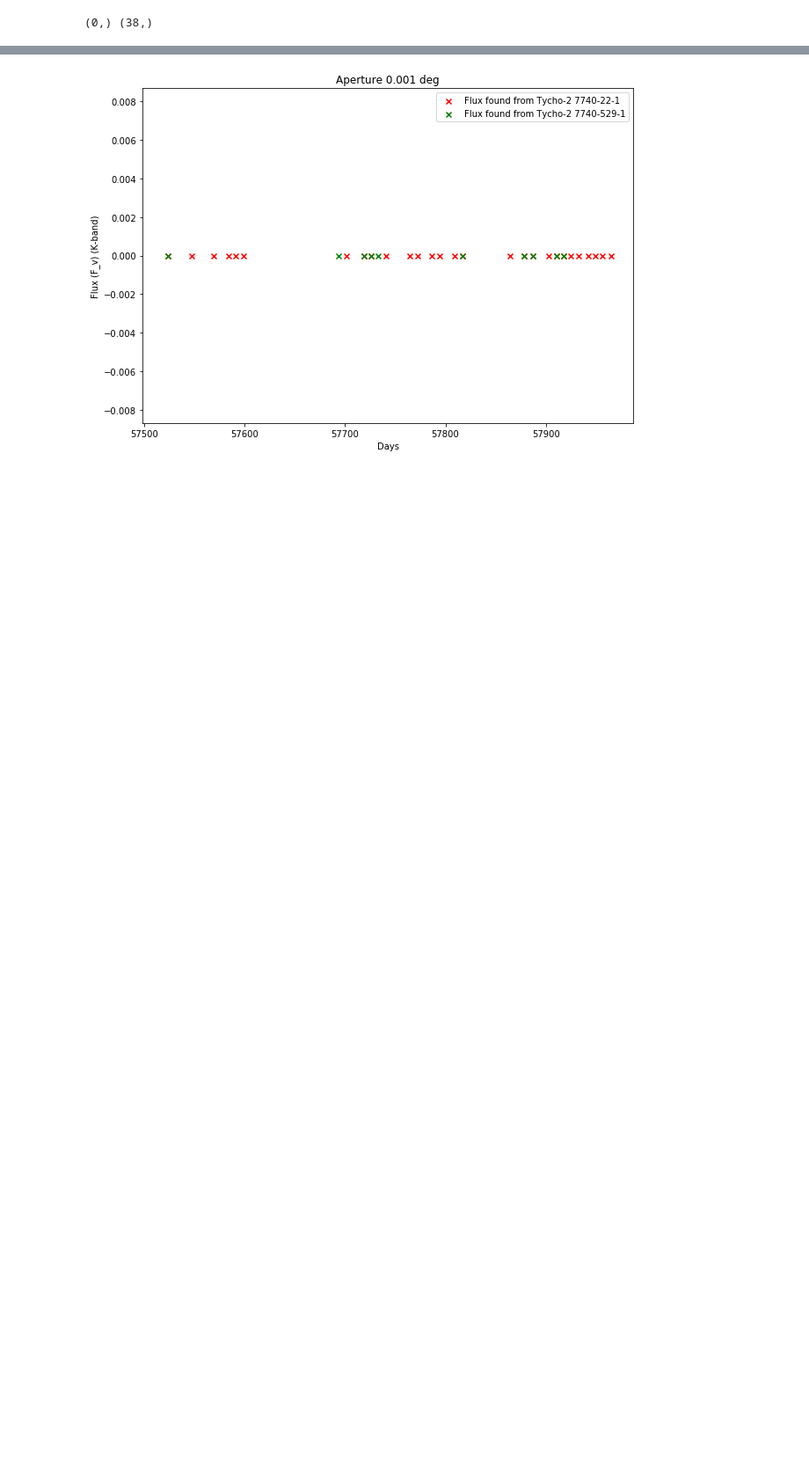
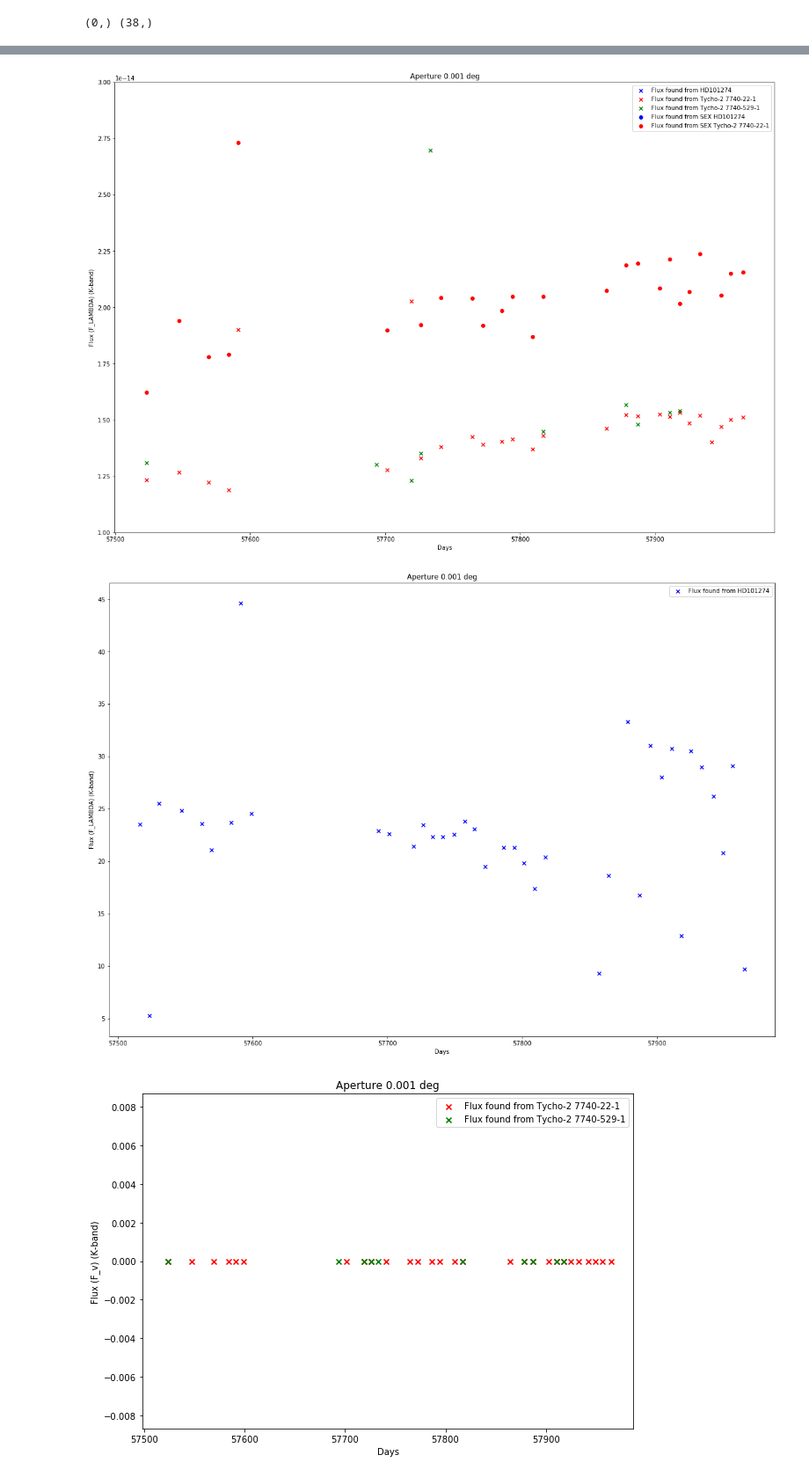
Before and after one commit to LyngeLauritsen/AGNlight, a Jupyter notebook: MasterP/NGC3783J-FLUX-CALIBRATION.ipynb, the cells around one changed output, grey strips where cells are left out. Shown at 88% size. Saved outputs shown, nothing was run; the diff lists cells and outputs as text; code cells hidden in the pictures; blank space fills up the shorter version.

```diff
--- a/MasterP/NGC3783J-FLUX-CALIBRATION.ipynb
+++ b/MasterP/NGC3783J-FLUX-CALIBRATION.ipynb
@@ -544,0 +703,3 @@ plt.show()
+# %%
+comp_array,SNR_array,ABS_FLUX_LAMBDA_1_1,ABS_FLUX_LAMBDA_2_1,ABS_FLUX_LAMBDA_3_1,\
+ABS_FLUX_V_1_1,ABS_FLUX_V_2_1,ABS_FLUX_V_3_1,date_1 = SEXAGNflux(quasJ,0.003)
@@ -545,3 +821,39 @@ plt.show()
+# %%
+plt.figure(figsize=(20,14))
+plt.scatter(date,np.array(ABS_FLUX_LAMBDA_1),marker='x',\
+            color='b',label='Flux found from HD101274')
+plt.scatter(date,np.array(ABS_FLUX_LAMBDA_2),marker='x',\
+            color='r',label='Flux found from Tycho-2 7740-22-1')
+plt.scatter(date_1,np.array(ABS_FLUX_LAMBDA_3),marker='x',\
+            color='g',label='Flux found from Tycho-2 7740-529-1')
+plt.scatter(date_1,ABS_FLUX_LAMBDA_1_1,marker='o',\
+            color='b',label='Flux found from SEX HD101274')
+plt.scatter(date_1,np.array(ABS_FLUX_LAMBDA_2_1),marker='o',\
+            color='r',label='Flux found from SEX Tycho-2 7740-22-1')
+#plt.scatter(date_1,np.array(ABS_FLUX_LAMBDA_3_1),marker='o',\
+#            color='g',label='Flux found from Tycho-2 7740-529-1')
+plt.xlabel('Days')
+plt.ylabel('Flux (F_LAMBDA) (K-band)')
+plt.title('Aperture 0.001 deg')
+#plt.yscale('log')
+plt.ylim([1*10**(-14),3*10**(-14)])
+plt.legend()
+plt.show()
+
+plt.figure(figsize=(20,14))
+plt.scatter(date,np.array(SNR1),marker='x',\
+            color='b',label='Flux found from HD101274')
+plt.xlabel('Days')
+plt.ylabel('Flux (F_LAMBDA) (K-band)')
+plt.title('Aperture 0.001 deg')
+#plt.yscale('log')
+#plt.ylim([0.15,0.20])
+#plt.xlim([57900,58000])
+plt.legend()
+plt.show()
+# %% [output]
+[figure, added]
+[figure, added]
 # %%
 
 plt.figure(figsize=(10,7))
```
Also changed, not shown: parts of 18 cells of this notebook, 3 other files.
